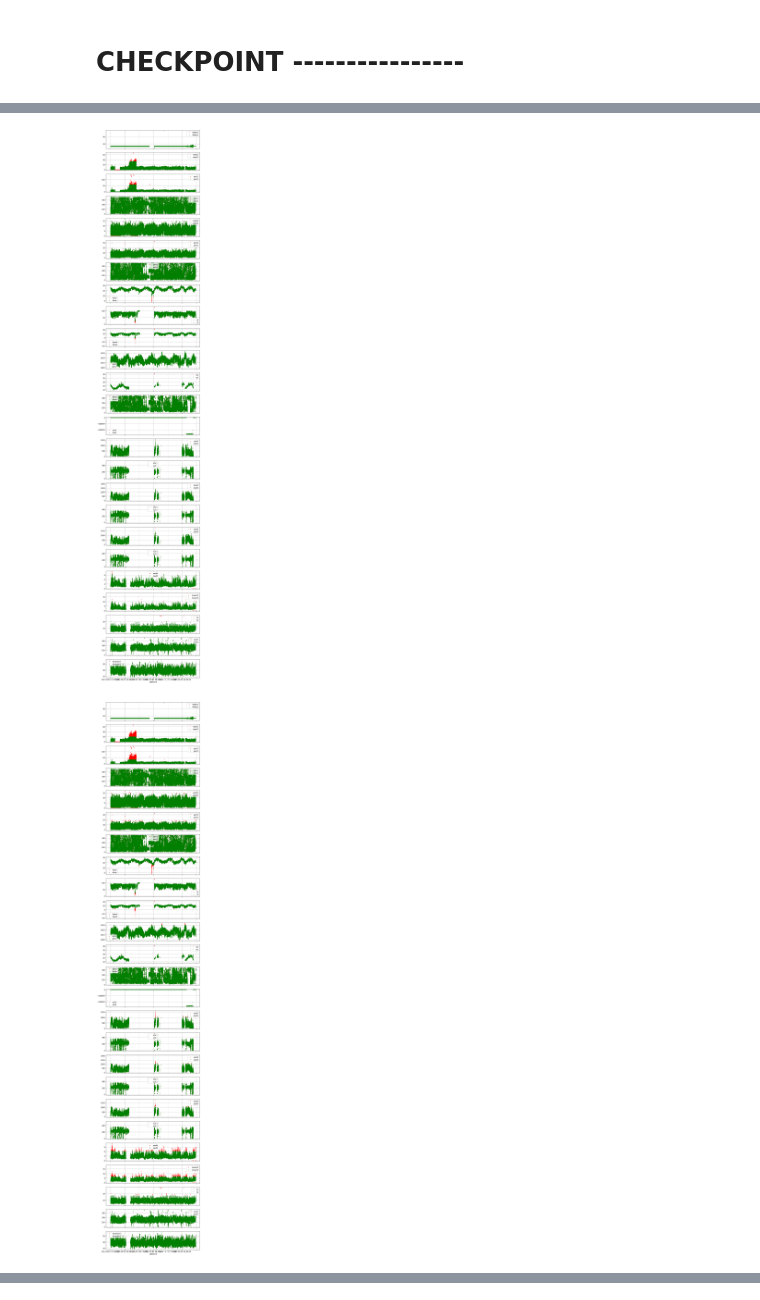
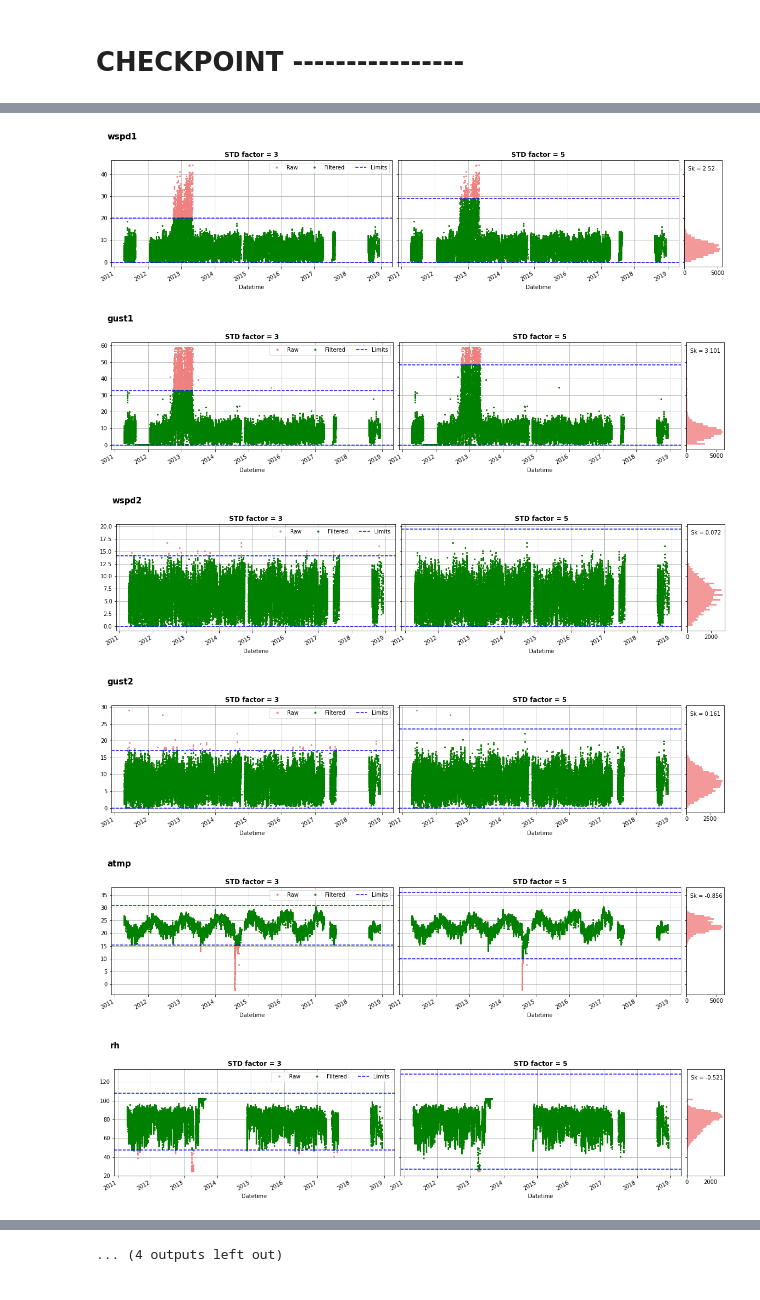
Before and after one commit to PNBOIA-Brasil/pnboia_qc, a Jupyter notebook: notebooks/limits_generation/santos_qc.ipynb, the cells around one changed output, grey strips where cells are left out. Saved outputs shown, nothing was run; the diff lists cells and outputs as text; code cells hidden in the pictures.

```diff
--- a/notebooks/limits_generation/santos_qc.ipynb
+++ b/notebooks/limits_generation/santos_qc.ipynb
@@ -198,17 +210,0 @@ Index(['2011-04-12 19:00:00', '2011-04-12 20:00:00', '2011-04-12 21:00:00',
-# %%
-buoy = 'santos'
-param = 'wspd2'
-fig, ax = plt.subplots(1,2,sharex=True,sharey=True,figsize=(20,4))
-plt.subplots_adjust(wspace=0.06)
-
-# test1
-buoys_df_raw.loc[buoy,param].plot(color='r',marker='.',linestyle='none',ms=4,grid=True,ax=ax[0]);
-santos1[param].plot(color='g',marker='.',linestyle='none',ms=4,grid=True,ax=ax[0]);
-
-# test2
-buoys_df_raw.loc[buoy,param].plot(color='r',marker='.',linestyle='none',ms=4,grid=True,ax=ax[1]);
-santos2[param].plot(color='g',marker='.',linestyle='none',ms=4,grid=True,ax=ax[1]);
-
-import matplotlib.dates as mdates
-dates_format = mdates.DateFormatter('%Y-%m')
-ax[0].xaxis.set_major_formatter(dates_format)
@@ -217,16 +211,19 @@ ax[0].xaxis.set_major_formatter(dates_format)
-# %%
-buoy = 'santos'
-params_raw = buoys_df_raw.loc[buoy].columns
-fig, ax = plt.subplots(len(params_raw),1,sharex=True,figsize=(10,60))
-buoys_df_raw.loc[buoy,params_raw].plot(subplots=True,color='r',marker='.',linestyle='none',ms=4,grid=True,ax=ax);
-santos.plot(subplots=True,color='g',marker='.',linestyle='none',ms=4,grid=True,ax=ax);
-# %% [output]
-[figure, removed]
-# %%
-buoy = 'santos'
-params_raw = buoys_df_raw.loc[buoy].columns
-fig, ax = plt.subplots(len(params_raw),1,sharex=True,figsize=(10,60))
-buoys_df_raw.loc[buoy,params_raw].plot(subplots=True,color='r',marker='.',linestyle='none',ms=4,grid=True,ax=ax);
-santos.plot(subplots=True,color='g',marker='.',linestyle='none',ms=4,grid=True,ax=ax);
-# %% [output]
-[figure, removed]
+# %%
+santos_notdir = santos.drop(columns=santos.filter(regex='dir|head|spread').columns)
+parameters = santos_notdir.columns[1:]
+
+for param in parameters:
+    plot_comparison(factor1=3,
+                    factor2=5,
+                    data=santos,
+                    limits=santos_lims,
+                    buoy='santos',
+                    parameter=param)
+    plt.show()
+# %% [output]
+[figure, added]
+[figure, added]
+[figure, added]
+[figure, added]
+[figure, added]
+[figure, added]
@@ -232,0 +236 @@ santos.plot(subplots=True,color='g',marker='.',linestyle='none',ms=4,grid=True,a
+... (4 outputs left out)
```
Also changed, not shown: parts of 30 cells of this notebook.
